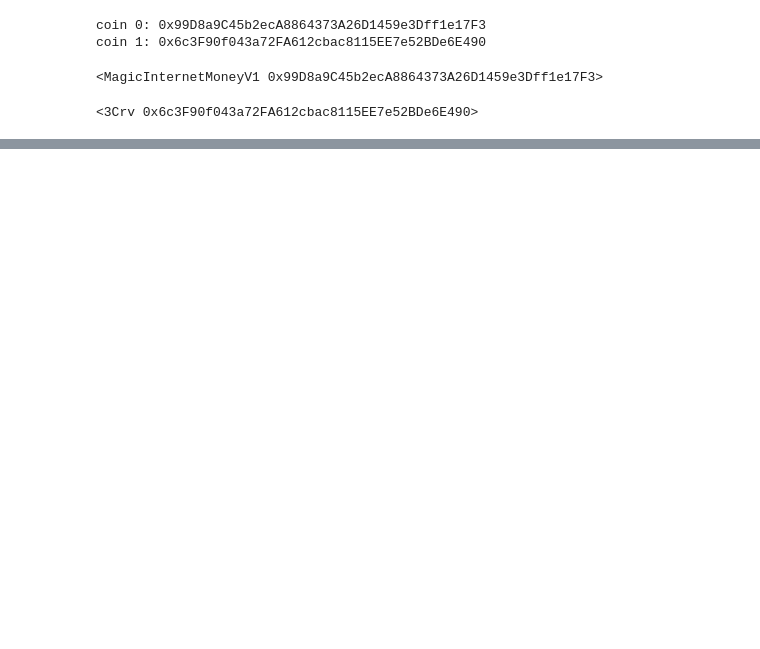
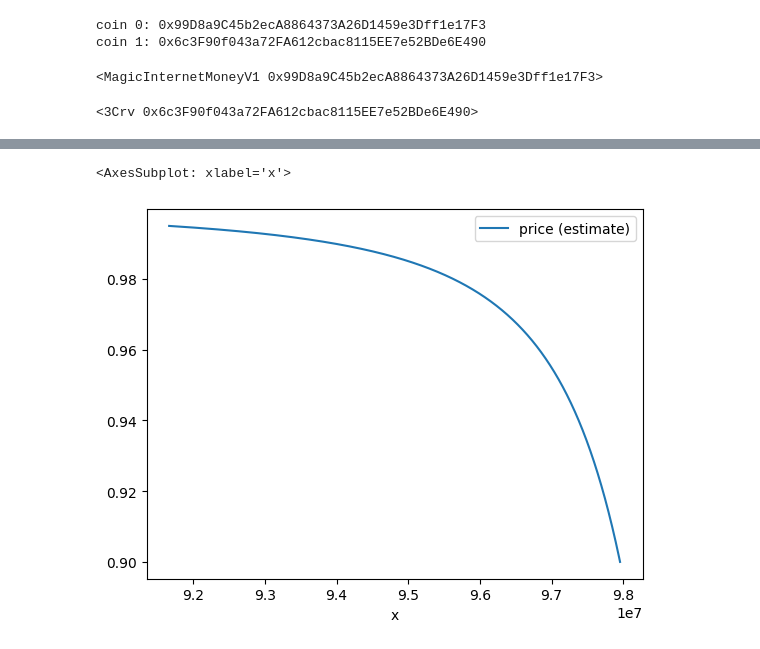
Before and after one commit to smolquants/y2k-audit-2022, a Jupyter notebook: notebook/oracle-manipulation.ipynb, the cells around one changed output, grey strips where cells are left out. Drawn from its saved outputs; the diff is of its cells as text; code cells hidden in the pictures; blank space fills up the shorter version.

```diff
--- a/notebook/oracle-manipulation.ipynb
+++ b/notebook/oracle-manipulation.ipynb
@@ -86,0 +98,6 @@ y(bal_mim) / bal_3crv - 1: 1.3699114111975774e-05
+# %%
+# zoom in near larger mim balance values for transition away from price of 1
+df[(df['price'] < 0.995) & (df['price'] > 0.9)].plot(x='x', y='price', label='price (estimate)')
+# %% [output]
+<AxesSubplot: xlabel='x'>
+[figure, added]
```
Also changed, not shown: parts of 8 cells of this notebook, 1 other file.
